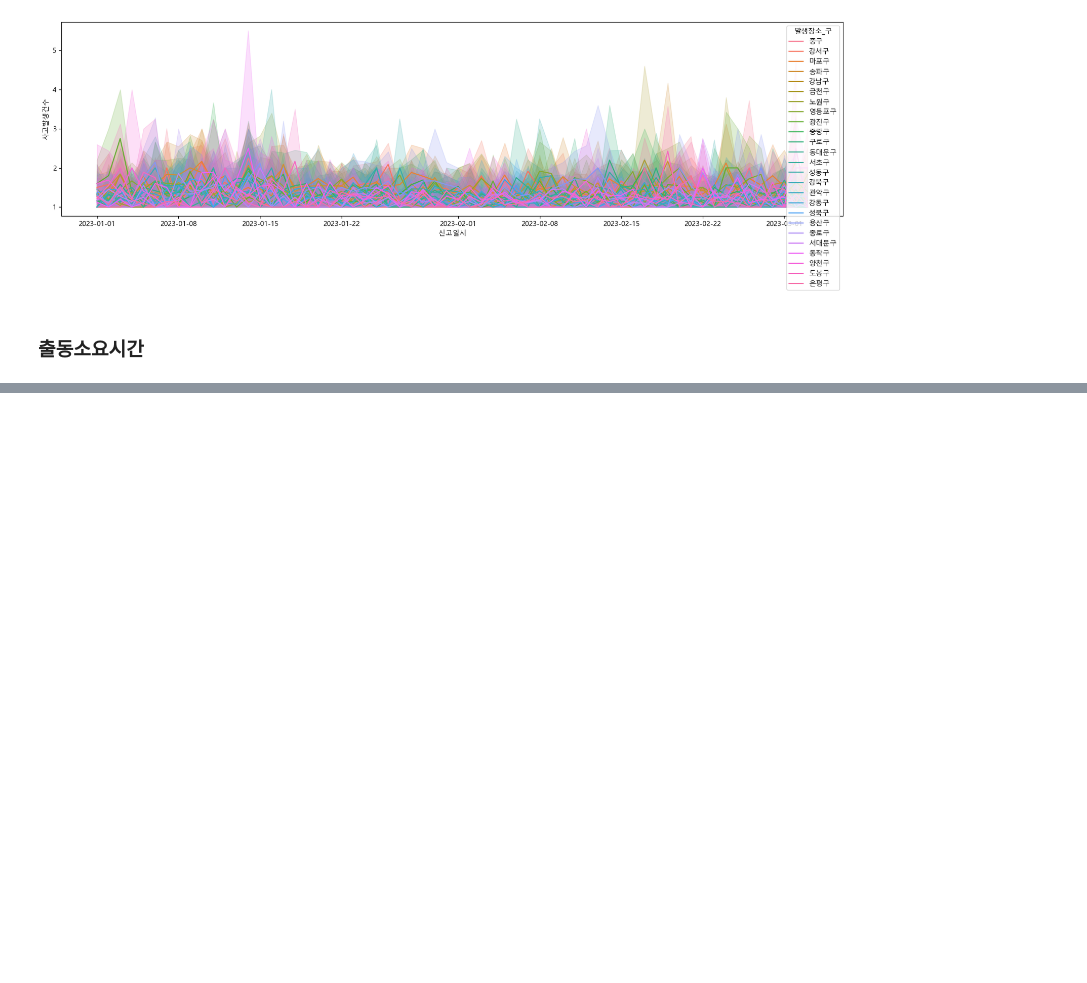
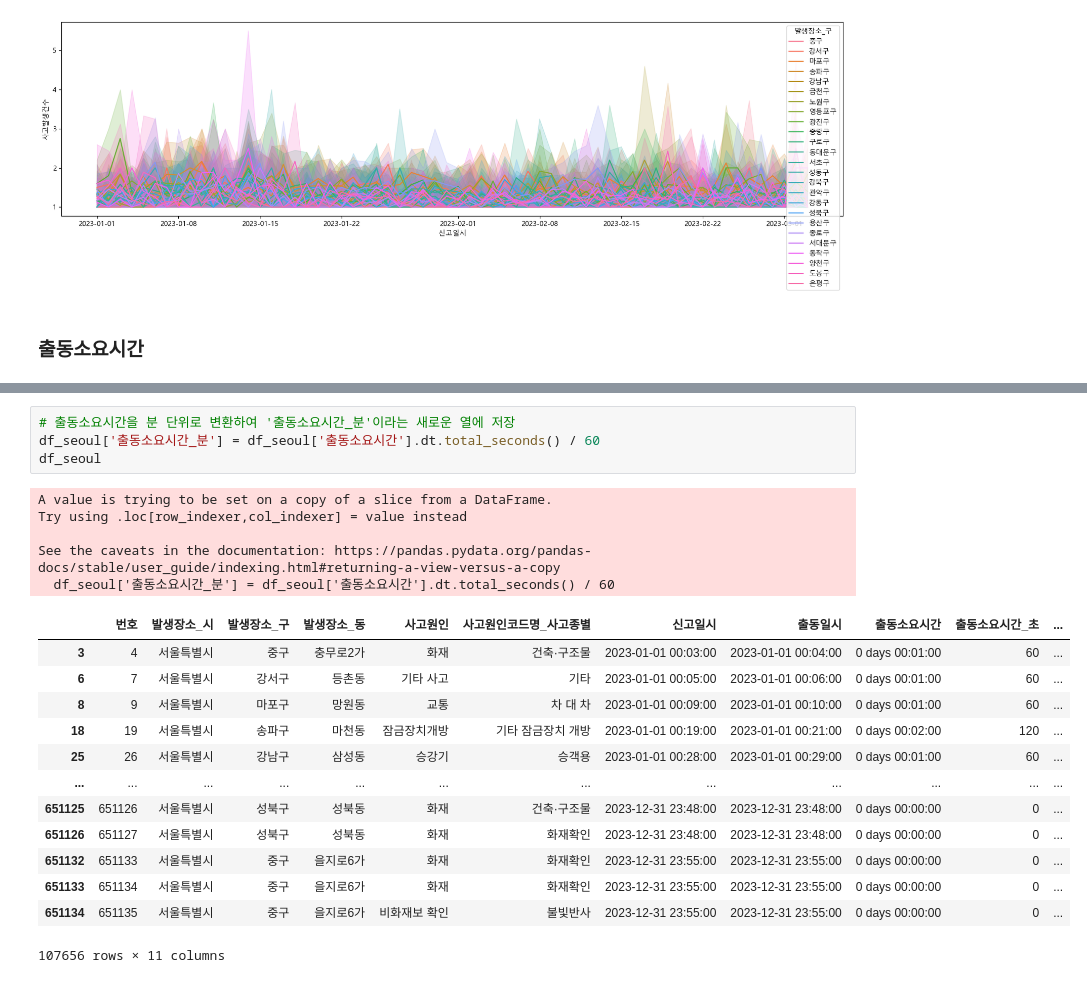
Before and after one commit to JuyeongKime2/FireRescueDataAnalysis_pj, a Jupyter notebook: pandas.ipynb, the cells around one changed output, grey strips where cells are left out. Cells and saved outputs as stored; diff of their text form; blank space fills up the shorter version.

```diff
--- a/pandas.ipynb
+++ b/pandas.ipynb
@@ -952,0 +984,23 @@ df_seoul
+# %%
+# 출동소요시간을 분 단위로 변환하여 '출동소요시간_분'이라는 새로운 열에 저장
+df_seoul['출동소요시간_분'] = df_seoul['출동소요시간'].dt.total_seconds() / 60
+df_seoul
+# %% [output]
+A value is trying to be set on a copy of a slice from a DataFrame.
+Try using .loc[row_indexer,col_indexer] = value instead
+
+See the caveats in the documentation: https://pandas.pydata.org/pandas-docs/stable/user_guide/indexing.html#returning-a-view-versus-a-copy
+  df_seoul['출동소요시간_분'] = df_seoul['출동소요시간'].dt.total_seconds() / 60
+|  | 번호 | 발생장소_시 | 발생장소_구 | 발생장소_동 | 사고원인 | 사고원인코드명_사고종별 | 신고일시 | 출동일시 | 출동소요시간 | 출동소요시간_초 | ... |
+| 3 | 4 | 서울특별시 | 중구 | 충무로2가 | 화재 | 건축·구조물 | 2023-01-01 00:03:00 | 2023-01-01 00:04:00 | 0 days 00:01:00 | 60 | ... |
+| 6 | 7 | 서울특별시 | 강서구 | 등촌동 | 기타 사고 | 기타 | 2023-01-01 00:05:00 | 2023-01-01 00:06:00 | 0 days 00:01:00 | 60 | ... |
+| 8 | 9 | 서울특별시 | 마포구 | 망원동 | 교통 | 차 대 차 | 2023-01-01 00:09:00 | 2023-01-01 00:10:00 | 0 days 00:01:00 | 60 | ... |
+| 18 | 19 | 서울특별시 | 송파구 | 마천동 | 잠금장치개방 | 기타 잠금장치 개방 | 2023-01-01 00:19:00 | 2023-01-01 00:21:00 | 0 days 00:02:00 | 120 | ... |
+| 25 | 26 | 서울특별시 | 강남구 | 삼성동 | 승강기 | 승객용 | 2023-01-01 00:28:00 | 2023-01-01 00:29:00 | 0 days 00:01:00 | 60 | ... |
+| ... | ... | ... | ... | ... | ... | ... | ... | ... | ... | ... | ... |
+| 651125 | 651126 | 서울특별시 | 성북구 | 성북동 | 화재 | 건축·구조물 | 2023-12-31 23:48:00 | 2023-12-31 23:48:00 | 0 days 00:00:00 | 0 | ... |
+| 651126 | 651127 | 서울특별시 | 성북구 | 성북동 | 화재 | 화재확인 | 2023-12-31 23:48:00 | 2023-12-31 23:48:00 | 0 days 00:00:00 | 0 | ... |
+| 651132 | 651133 | 서울특별시 | 중구 | 을지로6가 | 화재 | 화재확인 | 2023-12-31 23:55:00 | 2023-12-31 23:55:00 | 0 days 00:00:00 | 0 | ... |
+| 651133 | 651134 | 서울특별시 | 중구 | 을지로6가 | 화재 | 화재확인 | 2023-12-31 23:55:00 | 2023-12-31 23:55:00 | 0 days 00:00:00 | 0 | ... |
+| 651134 | 651135 | 서울특별시 | 중구 | 을지로6가 | 비화재보 확인 | 불빛반사 | 2023-12-31 23:55:00 | 2023-12-31 23:55:00 | 0 days 00:00:00 | 0 | ... |
+107656 rows × 11 columns
```
Also changed, not shown: parts of 16 cells of this notebook.
